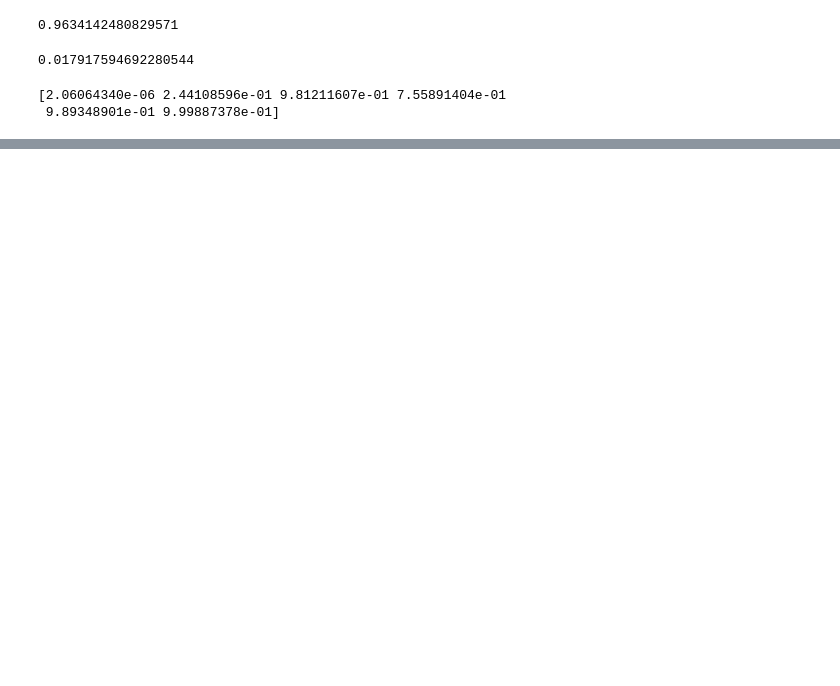
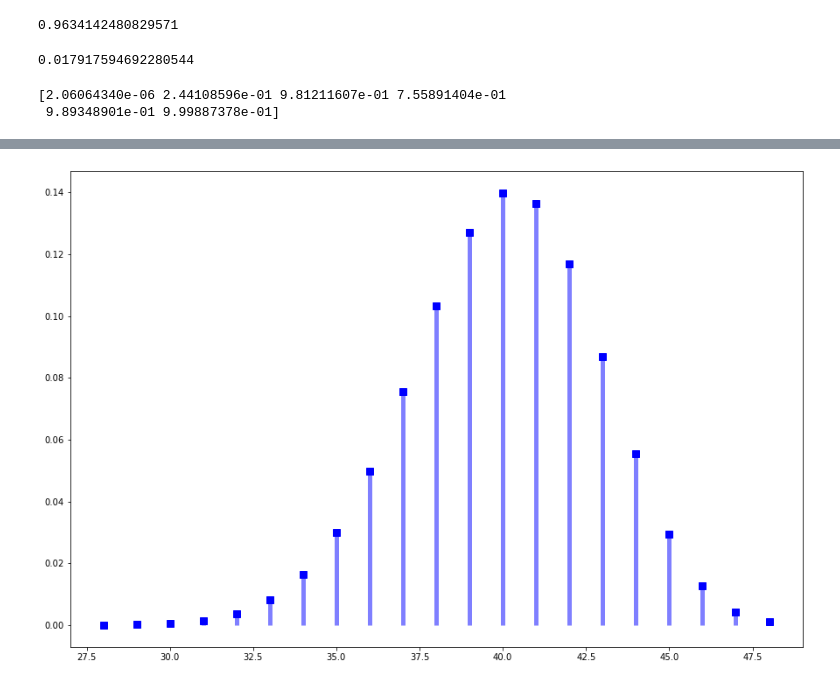
Before and after one commit to BrenJo/Phys-434, a Jupyter notebook: Lab_1.ipynb, the cells around one changed output, grey strips where cells are left out. Saved outputs shown, nothing was run; the diff lists cells and outputs as text; code cells hidden in the pictures; blank space fills up the shorter version.

```diff
--- a/Lab_1.ipynb
+++ b/Lab_1.ipynb
@@ -84,0 +105,9 @@ print(S_m_var)
+# %%
+fig, ax = plt.subplots(1,1)
+n, p = 50, 0.8
+x = np.arange(stats.binom.ppf(0.0001, n, p), stats.binom.ppf(0.9999, n, p))
+ax.plot(x, stats.binom.pmf(x, n, p, loc=0), 'bs', ms=8)
+ax.vlines(x, 0, stats.binom.pmf(x, n, p, loc=0), colors='b', lw=5, alpha=0.5)
+plt.show()
+# %% [output]
+[figure, added]
```
Also changed, not shown: parts of 9 cells of this notebook.
